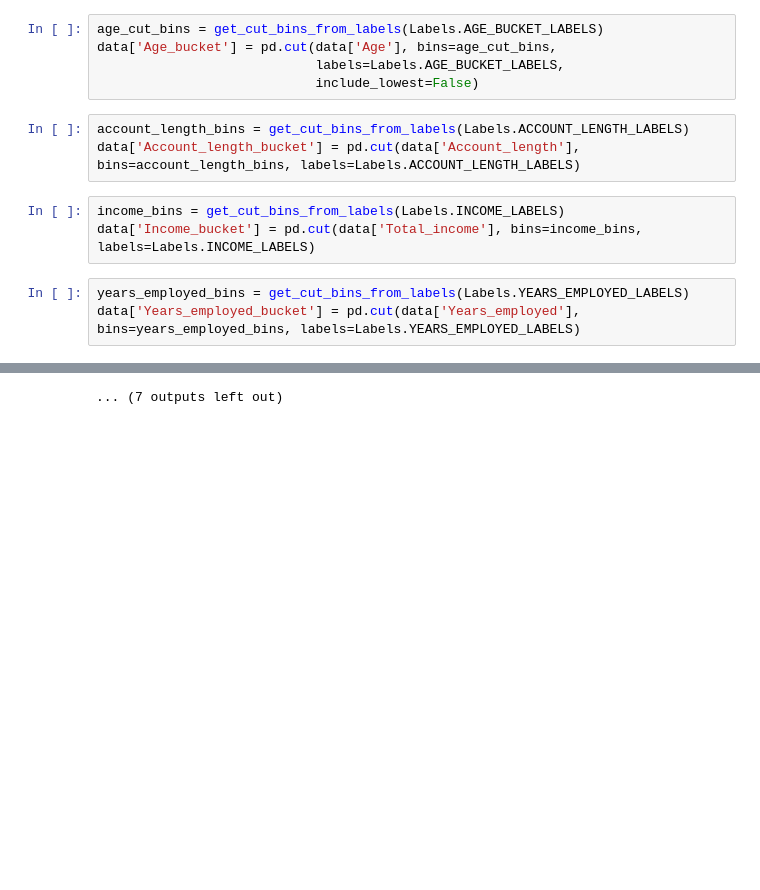
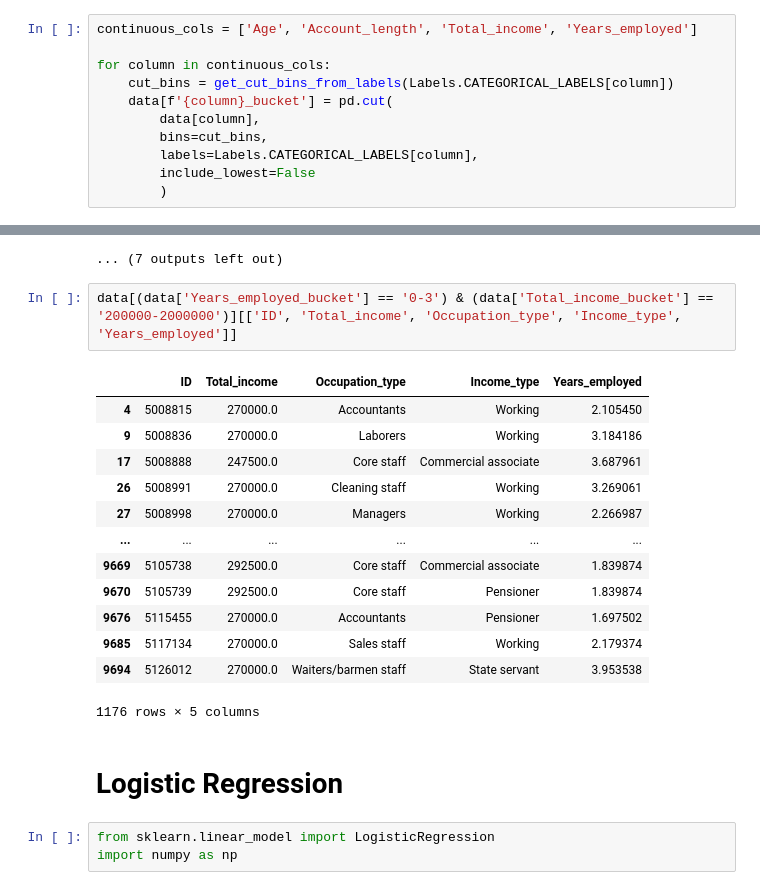
Before and after one commit to choang94/credit-card-eligibility, a Jupyter notebook: notebooks/eda.ipynb, the cells around one changed output, grey strips where cells are left out. Cells and saved outputs as stored; diff of their text form; blank space fills up the shorter version.

Commit message:
add python_requirements, add Labels to eda.py

```diff
--- a/notebooks/eda.ipynb
+++ b/notebooks/eda.ipynb
@@ -72,14 +66,11 @@ from lib.eda import (
 # %%
-age_cut_bins = get_cut_bins_from_labels(Labels.AGE_BUCKET_LABELS)
-data['Age_bucket'] = pd.cut(data['Age'], bins=age_cut_bins,
-                            labels=Labels.AGE_BUCKET_LABELS,
-                            include_lowest=False)
+continuous_cols = ['Age', 'Account_length', 'Total_income', 'Years_employed']
+
+for column in continuous_cols:
+    cut_bins = get_cut_bins_from_labels(Labels.CATEGORICAL_LABELS[column])
+    data[f'{column}_bucket'] = pd.cut(
+        data[column],
+        bins=cut_bins,
+        labels=Labels.CATEGORICAL_LABELS[column],
+        include_lowest=False
+        )
-# %%
-account_length_bins = get_cut_bins_from_labels(Labels.ACCOUNT_LENGTH_LABELS)
-data['Account_length_bucket'] = pd.cut(data['Account_length'], bins=account_length_bins, labels=Labels.ACCOUNT_LENGTH_LABELS)
-# %%
-income_bins = get_cut_bins_from_labels(Labels.INCOME_LABELS)
-data['Income_bucket'] = pd.cut(data['Total_income'], bins=income_bins, labels=Labels.INCOME_LABELS)
-# %%
-years_employed_bins = get_cut_bins_from_labels(Labels.YEARS_EMPLOYED_LABELS)
-data['Years_employed_bucket'] = pd.cut(data['Years_employed'], bins=years_employed_bins, labels=Labels.YEARS_EMPLOYED_LABELS)
@@ -101,3 +102,24 @@ for column in data.columns:
 [figure]
 [figure]
 ... (7 outputs left out)
+# %%
+data[(data['Years_employed_bucket'] == '0-3') & (data['Total_income_bucket'] == '200000-2000000')][['ID', 'Total_income', 'Occupation_type', 'Income_type', 'Years_employed']]
+# %% [output]
+|  | ID | Total_income | Occupation_type | Income_type | Years_employed |
+| 4 | 5008815 | 270000.0 | Accountants | Working | 2.105450 |
+| 9 | 5008836 | 270000.0 | Laborers | Working | 3.184186 |
+| 17 | 5008888 | 247500.0 | Core staff | Commercial associate | 3.687961 |
+| 26 | 5008991 | 270000.0 | Cleaning staff | Working | 3.269061 |
+| 27 | 5008998 | 270000.0 | Managers | Working | 2.266987 |
+| ... | ... | ... | ... | ... | ... |
+| 9669 | 5105738 | 292500.0 | Core staff | Commercial associate | 1.839874 |
+| 9670 | 5105739 | 292500.0 | Core staff | Pensioner | 1.839874 |
+| 9676 | 5115455 | 270000.0 | Accountants | Pensioner | 1.697502 |
+| 9685 | 5117134 | 270000.0 | Sales staff | Working | 2.179374 |
+| 9694 | 5126012 | 270000.0 | Waiters/barmen staff | State servant | 3.953538 |
+1176 rows × 5 columns
+# %% [markdown]
+# Logistic Regression
+# %%
+from sklearn.linear_model import LogisticRegression
+import numpy as np
```
Also changed, not shown: parts of 5 cells of this notebook, 2 other files.
